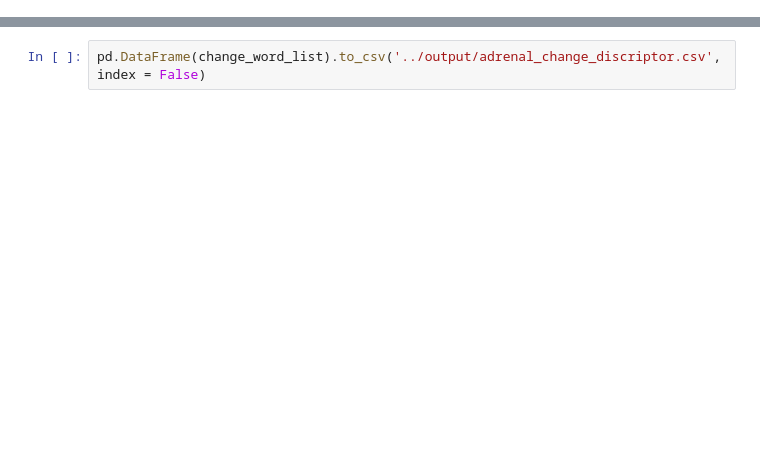
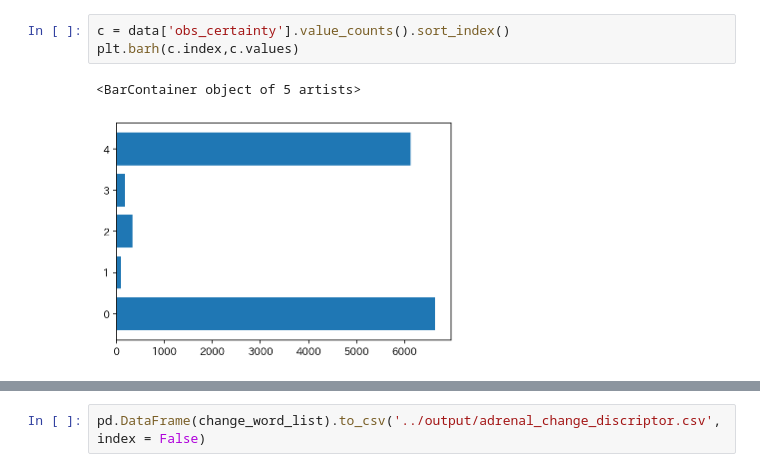
Before and after one commit to jun-sato/sato_j-mid_ad, a Jupyter notebook: code/eda_json.ipynb, the cells around one changed output, grey strips where cells are left out. Cells and saved outputs as stored; diff of their text form; blank space fills up the shorter version.

```diff
--- a/code/eda_json.ipynb
+++ b/code/eda_json.ipynb
@@ -119,0 +425,6 @@ pd.DataFrame(clinical_word_list).to_csv('../output/adrenal_clinical_discriptor.c
+# %%
+c = data['obs_certainty'].value_counts().sort_index()
+plt.barh(c.index,c.values)
+# %% [output]
+<BarContainer object of 5 artists>
+[figure, added]
```
Also changed, not shown: parts of 44 cells of this notebook.
